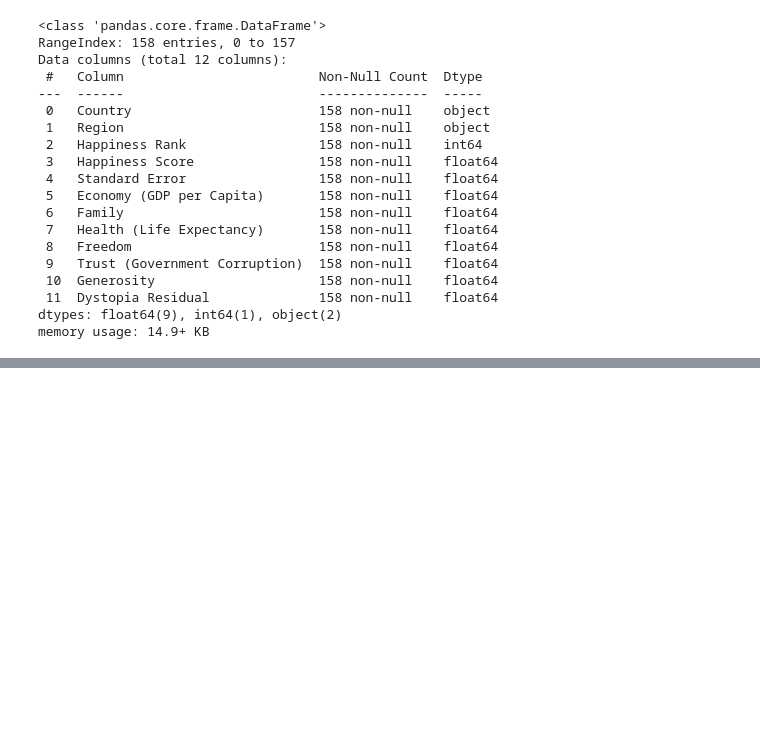
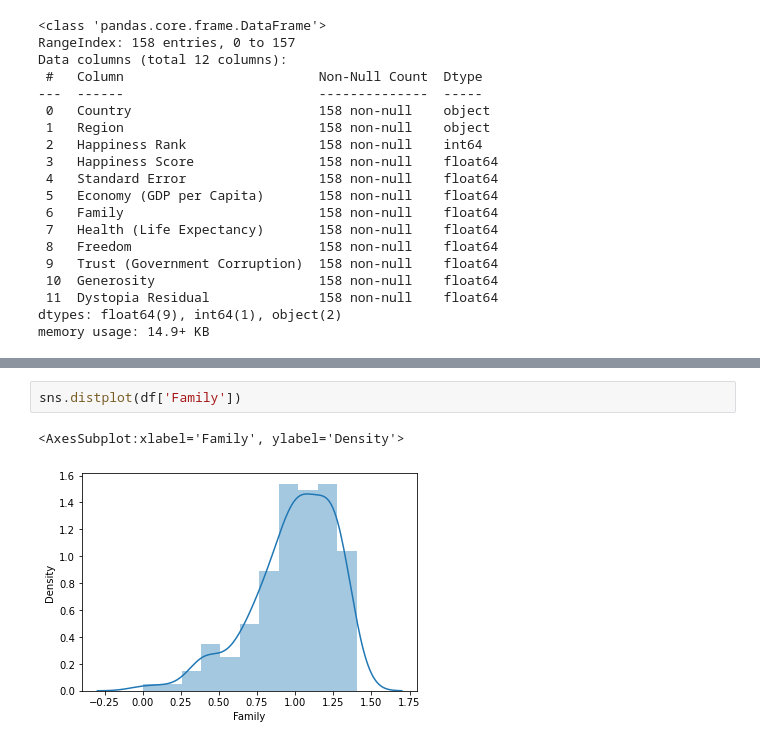
Before and after one commit to Debanti14/Datatrained-Practice_Projects, a Jupyter notebook: P_P1-World Happiness Report.ipynb, the cells around one changed output, grey strips where cells are left out. Cells and saved outputs as stored; diff of their text form; blank space fills up the shorter version.

```diff
--- a/P_P1-World Happiness Report.ipynb
+++ b/P_P1-World Happiness Report.ipynb
@@ -331,0 +310,5 @@ NameError: name 'z' is not defined
+# %%
+sns.distplot(df['Family'])
+# %% [output]
+<AxesSubplot:xlabel='Family', ylabel='Density'>
+[figure, added]
```
Also changed, not shown: parts of 27 cells of this notebook.
